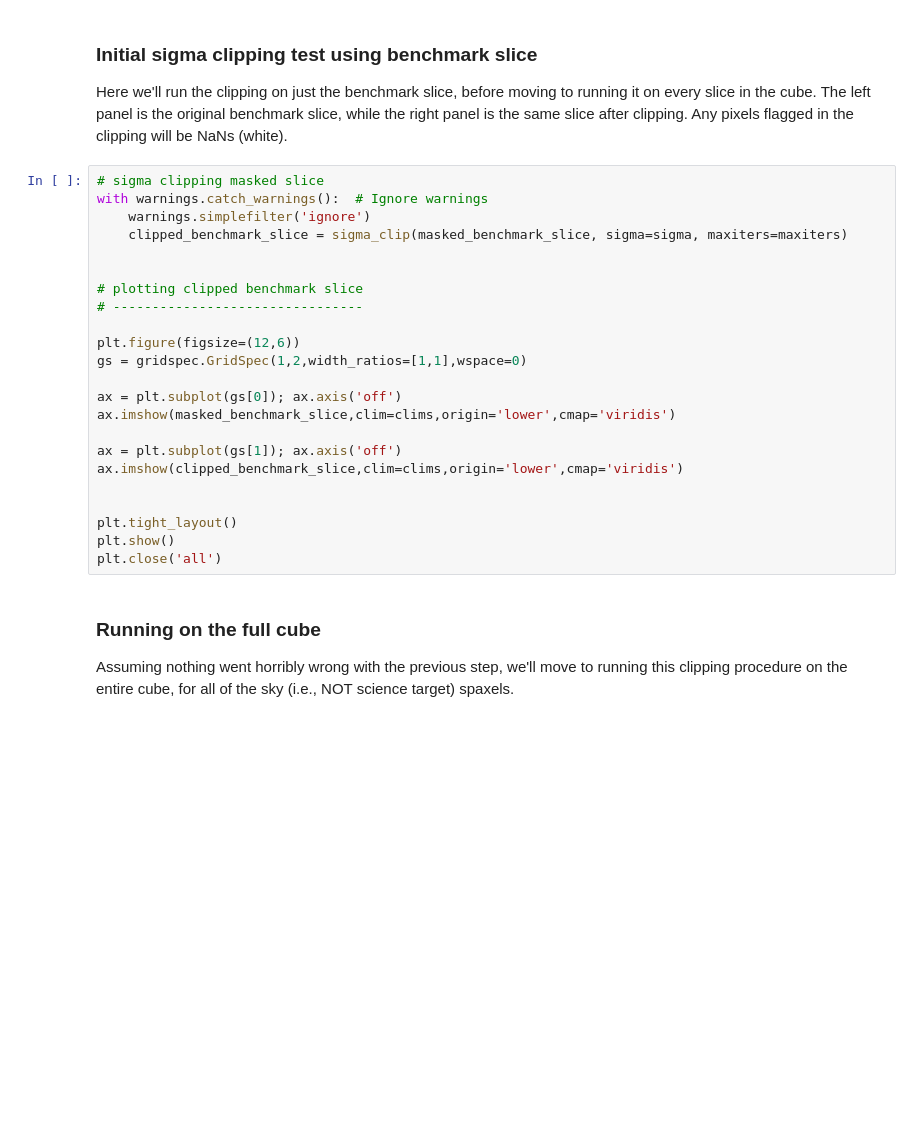
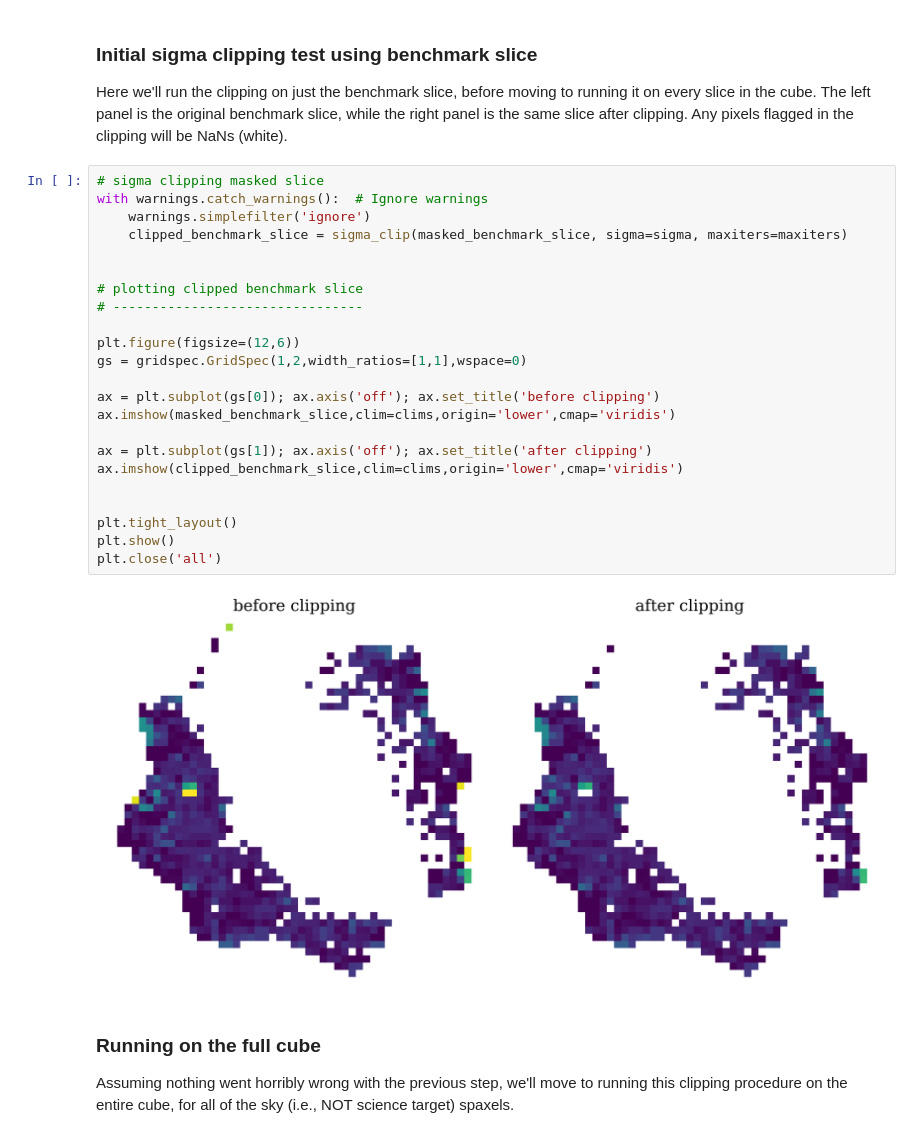
Before and after one commit to aibhleog/baryon-sweep, a Jupyter notebook: layered-sigma-clipping.PART1.ipynb, the cells around one changed output. Saved outputs shown, nothing was run; the diff lists cells and outputs as text; blank space fills up the shorter version.

```diff
--- a/layered-sigma-clipping.PART1.ipynb
+++ b/layered-sigma-clipping.PART1.ipynb
@@ -138,26 +151,28 @@ Here we'll run the clipping on just the benchmark slice, before moving to runnin
 # %%
 # sigma clipping masked slice
 with warnings.catch_warnings():  # Ignore warnings
     warnings.simplefilter('ignore')
     clipped_benchmark_slice = sigma_clip(masked_benchmark_slice, sigma=sigma, maxiters=maxiters)
 
 
 # plotting clipped benchmark slice
 # --------------------------------
 
 plt.figure(figsize=(12,6))
 gs = gridspec.GridSpec(1,2,width_ratios=[1,1],wspace=0)
 
-ax = plt.subplot(gs[0]); ax.axis('off')
+ax = plt.subplot(gs[0]); ax.axis('off'); ax.set_title('before clipping')
 ax.imshow(masked_benchmark_slice,clim=clims,origin='lower',cmap='viridis')
 
-ax = plt.subplot(gs[1]); ax.axis('off')
+ax = plt.subplot(gs[1]); ax.axis('off'); ax.set_title('after clipping')
 ax.imshow(clipped_benchmark_slice,clim=clims,origin='lower',cmap='viridis')
 
 
 plt.tight_layout()
 plt.show()
 plt.close('all')
+# %% [output]
+[figure, added]
 # %% [markdown]
 ### Running on the full cube
 
```
Also changed, not shown: parts of 6 cells of this notebook, 6 other files.
